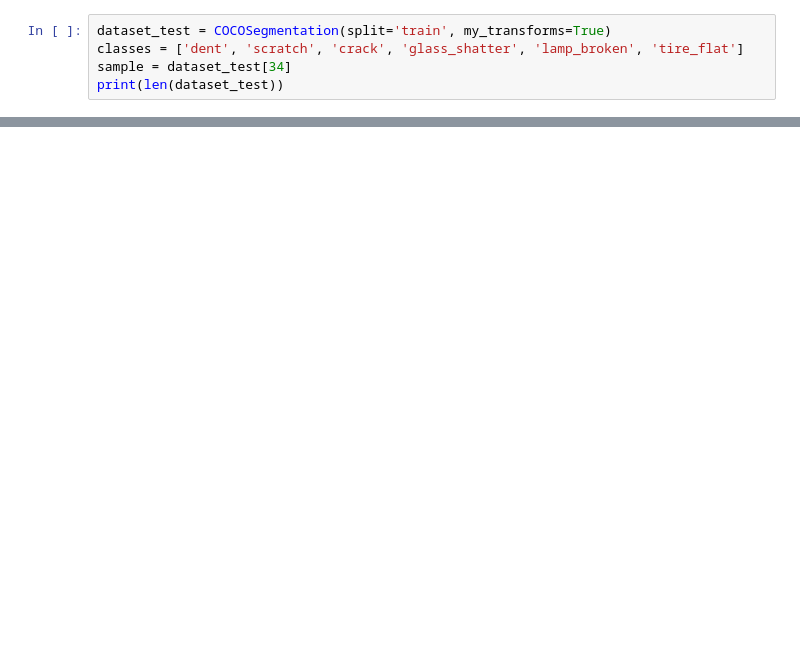
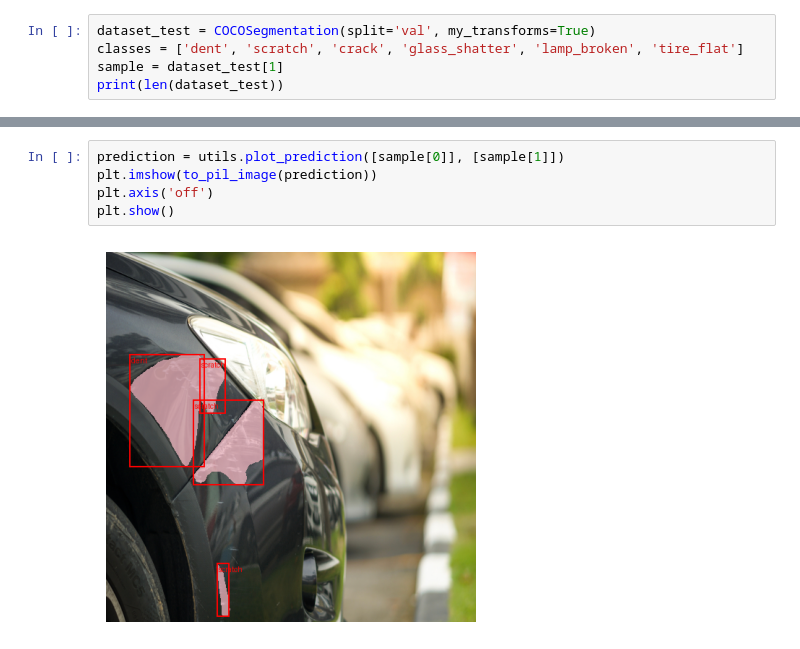
Before and after one commit to DragosChileban/Thesis, a Jupyter notebook: visualize.ipynb, the cells around one changed output, grey strips where cells are left out. Saved outputs shown, nothing was run; the diff lists cells and outputs as text; blank space fills up the shorter version.

```diff
--- a/visualize.ipynb
+++ b/visualize.ipynb
@@ -4,7 +8,7 @@ import utils
 # %%
-dataset_test = COCOSegmentation(split='train', my_transforms=True)
+dataset_test = COCOSegmentation(split='val', my_transforms=True)
 classes = ['dent', 'scratch', 'crack', 'glass_shatter', 'lamp_broken', 'tire_flat']
-sample = dataset_test[34]
+sample = dataset_test[1]
 print(len(dataset_test))
 # %% [output]
 loading annotations into memory...
@@ -53,0 +42,7 @@ torch.Size([3, 512, 512])
+# %%
+prediction = utils.plot_prediction([sample[0]], [sample[1]])
+plt.imshow(to_pil_image(prediction))
+plt.axis('off')
+plt.show()
+# %% [output]
+[figure, added]
```
Also changed, not shown: parts of 8 cells of this notebook, 4 other files.
